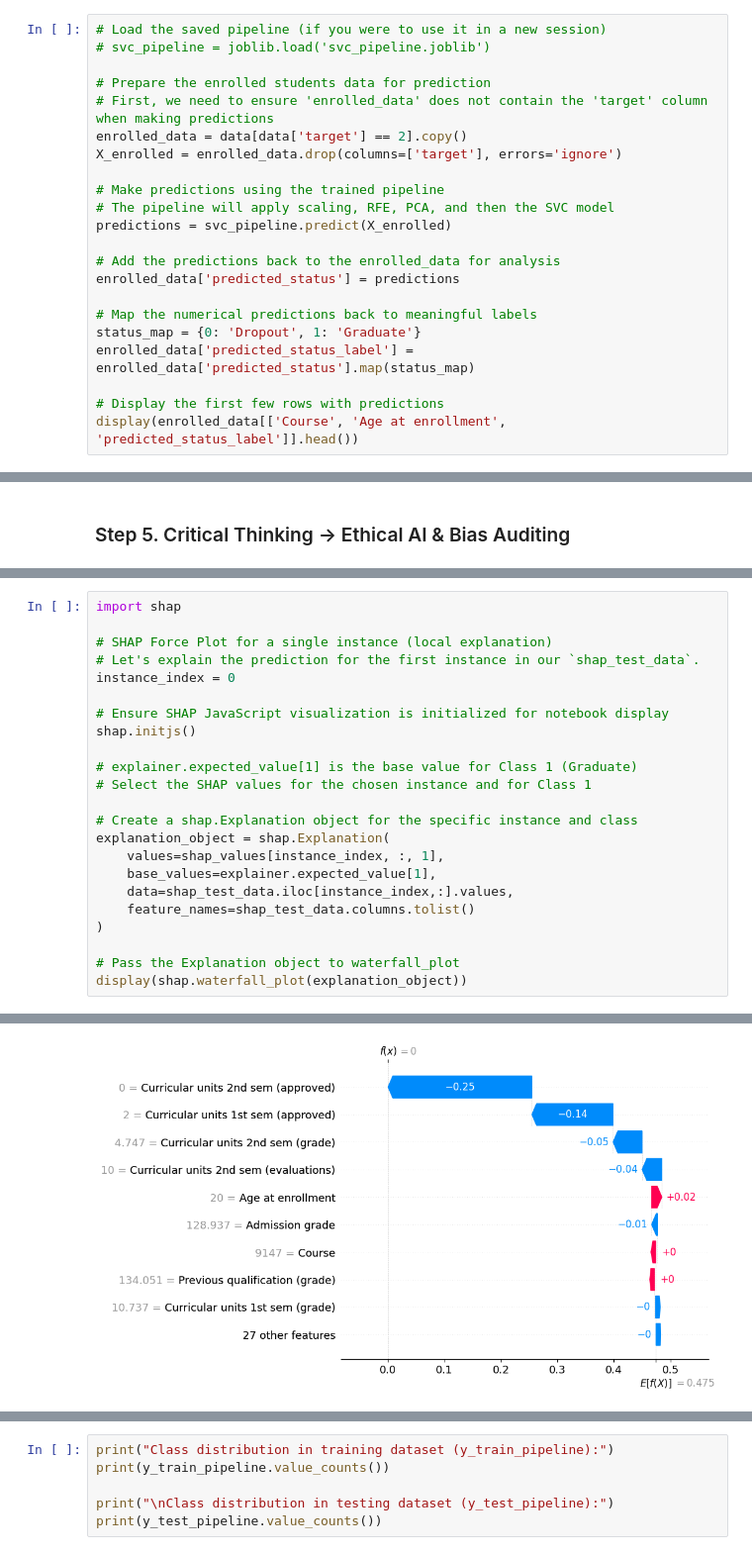
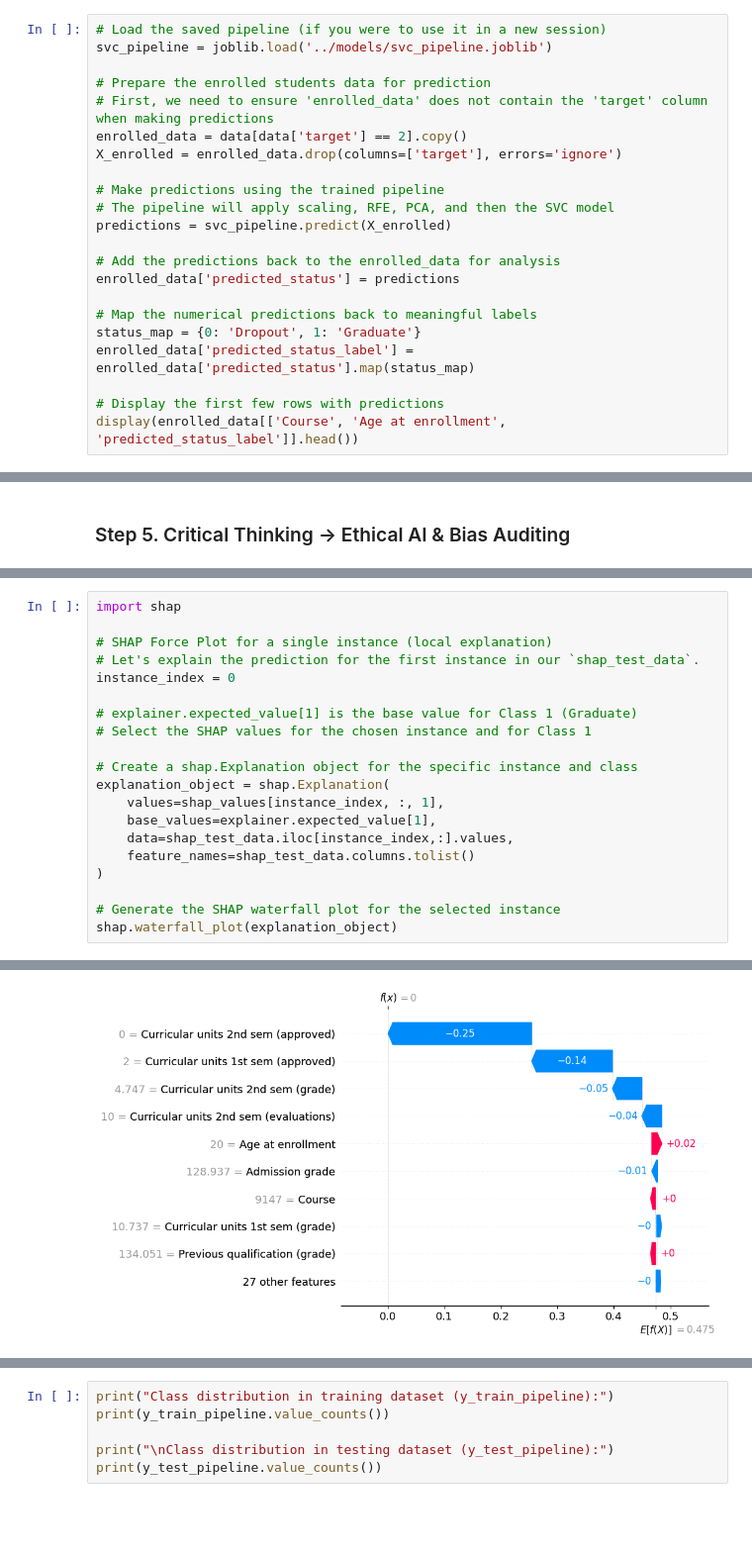
Before and after one commit to jmr-enola/AIM-AI-ML-Capstone-Project, a Jupyter notebook: notebooks/main.ipynb, the cells around one changed output, grey strips where cells are left out. Shown at 99% size. Drawn from its saved outputs; the diff is of its cells as text; blank space fills up the shorter version.

```diff
--- a/notebooks/main.ipynb
+++ b/notebooks/main.ipynb
@@ -1131,7 +1145,7 @@ SVC Pipeline saved successfully as '../models/svc_pipeline.joblib'!
 Use the trained pipeline to predict whether currently enrolled students will graduate or drop out.
 # %%
 # Load the saved pipeline (if you were to use it in a new session)
-# svc_pipeline = joblib.load('svc_pipeline.joblib')
+svc_pipeline = joblib.load('../models/svc_pipeline.joblib')
 
 # Prepare the enrolled students data for prediction
 # First, we need to ensure 'enrolled_data' does not contain the 'target' column when making predictions
@@ -1245,9 +1271,6 @@ import shap
 # SHAP Force Plot for a single instance (local explanation)
 # Let's explain the prediction for the first instance in our `shap_test_data`.
 instance_index = 0
-
-# Ensure SHAP JavaScript visualization is initialized for notebook display
-shap.initjs()
 
 # explainer.expected_value[1] is the base value for Class 1 (Graduate)
 # Select the SHAP values for the chosen instance and for Class 1
@@ -1260,6 +1283,6 @@ explanation_object = shap.Explanation(
     feature_names=shap_test_data.columns.tolist()
 )
 
-# Pass the Explanation object to waterfall_plot
-display(shap.waterfall_plot(explanation_object))
+# Generate the SHAP waterfall plot for the selected instance
+shap.waterfall_plot(explanation_object)
 # %% [output]
@@ -1267 +1289 @@ display(shap.waterfall_plot(explanation_object))
-[figure, old version]
+[figure, new version]
```
Also changed, not shown: parts of 54 cells of this notebook.
